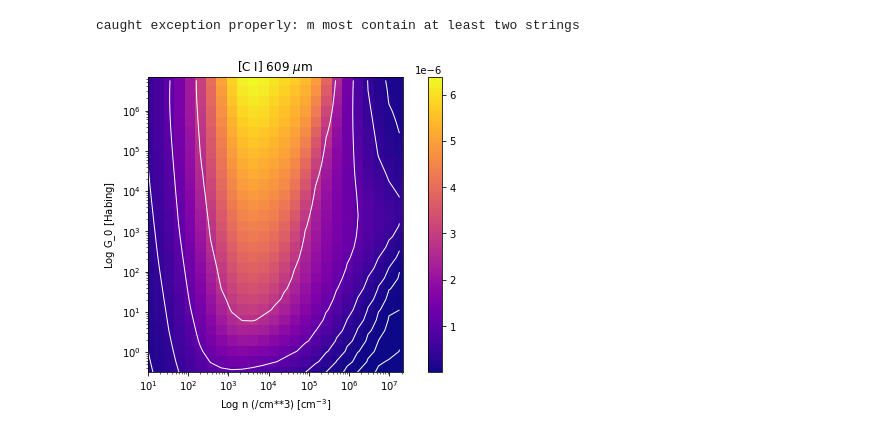
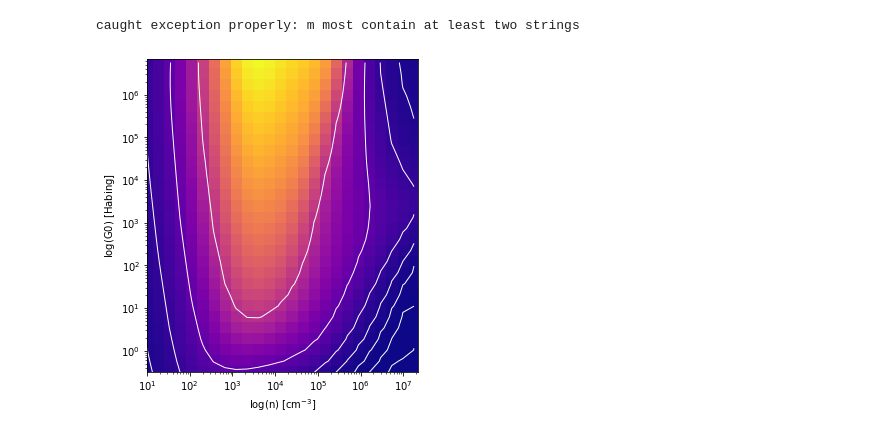
Before and after one commit to mpound/pdrtpy, a Jupyter notebook: Debug.ipynb, the cells around one changed output. Saved outputs shown, nothing was run; the diff lists cells and outputs as text; code cells hidden in the pictures.

Commit message:
modelplot class

```diff
--- a/Debug.ipynb
+++ b/Debug.ipynb
@@ -37,3 +18,5 @@ Table length=67
+# %%
+mp = ModelPlot(m)
 # %%
 try:
     m.model_ratios(["CII_158"])
@@ -48,2 +32,6 @@ z=m.get_models(["CI_609","FIR"],model_type="both")
+# %%
+mp._plot_no_wcs(y["CI_609"])
+# %% [output]
+[figure, added]
 # %%
 myunit = "erg s-1 cm-2 sr-1"
@@ -55,7 +45,5 @@ p = LineRatioPlot(l)
 # %%
-p.modelintensity("CI_609",measurements=x,legend=True,contours=True)#,yaxis_unit=u.erg/(u.second*u.cm*u.cm),label=True)
+p.modelintensity("CI_609",measurement=[mx],legend=True,contours=True,yaxis_unit=u.erg/(u.second*u.cm*u.cm),label=True)
-# %% [output]
-[figure, removed]
 # %%
 type(y["CI_609"])
 # %%
```
Also changed, not shown: parts of 7 cells of this notebook.
